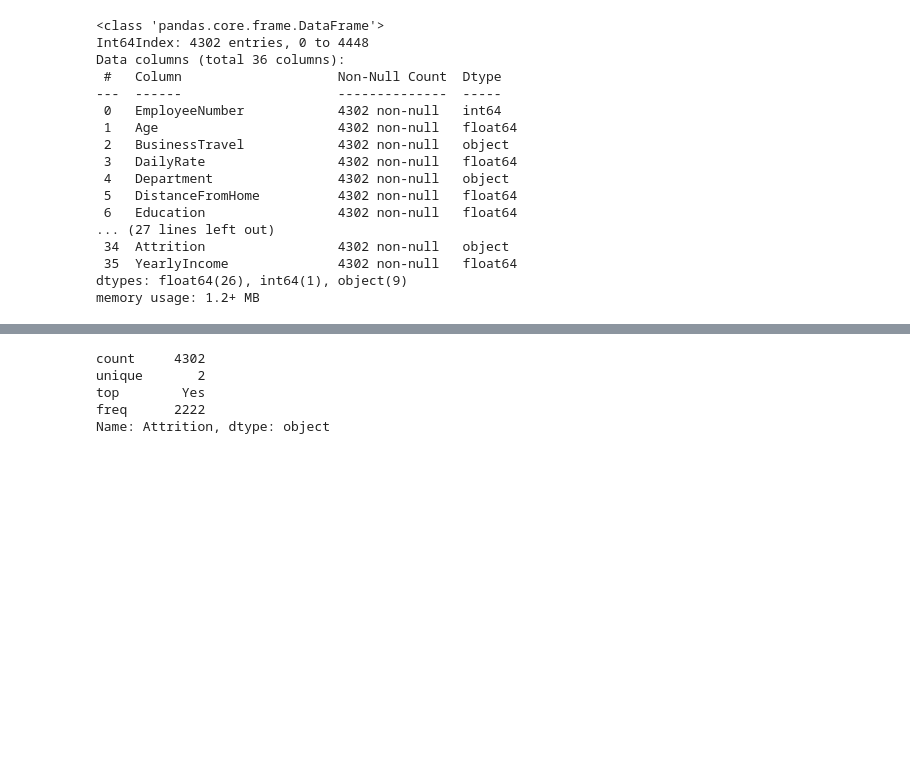
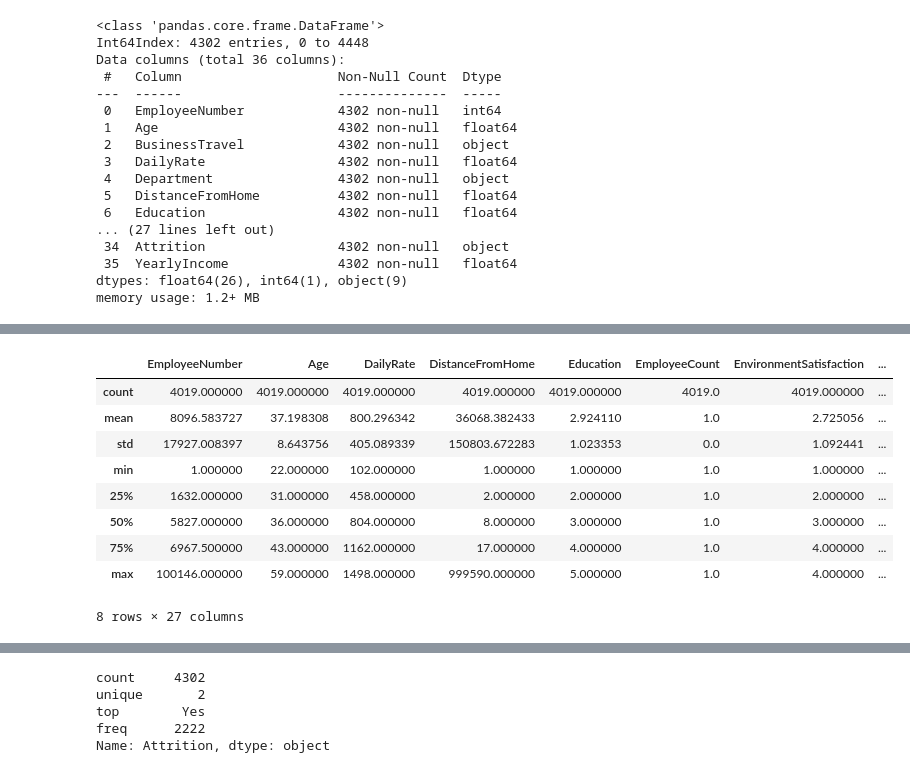
Before and after one commit to 19Adio85/Projekt_praktyczny_klasyfikacja, a Jupyter notebook: Klasyfikacja.ipynb, the cells around one changed output, grey strips where cells are left out. Saved outputs shown, nothing was run; the diff lists cells and outputs as text; code cells hidden in the pictures; blank space fills up the shorter version.

```diff
--- a/Klasyfikacja.ipynb
+++ b/Klasyfikacja.ipynb
@@ -164,3 +180,16 @@ import pandas_profili
+# %%
+data_filtered.describe()
+# %% [output]
+|  | EmployeeNumber | Age | DailyRate | DistanceFromHome | Education | EmployeeCount | EnvironmentSatisfaction | ... |
+| count | 4019.000000 | 4019.000000 | 4019.000000 | 4019.000000 | 4019.000000 | 4019.0 | 4019.000000 | ... |
+| mean | 8096.583727 | 37.198308 | 800.296342 | 36068.382433 | 2.924110 | 1.0 | 2.725056 | ... |
+| std | 17927.008397 | 8.643756 | 405.089339 | 150803.672283 | 1.023353 | 0.0 | 1.092441 | ... |
+| min | 1.000000 | 22.000000 | 102.000000 | 1.000000 | 1.000000 | 1.0 | 1.000000 | ... |
+| 25% | 1632.000000 | 31.000000 | 458.000000 | 2.000000 | 2.000000 | 1.0 | 2.000000 | ... |
+| 50% | 5827.000000 | 36.000000 | 804.000000 | 8.000000 | 3.000000 | 1.0 | 3.000000 | ... |
+| 75% | 6967.500000 | 43.000000 | 1162.000000 | 17.000000 | 4.000000 | 1.0 | 4.000000 | ... |
+| max | 100146.000000 | 59.000000 | 1498.000000 | 999590.000000 | 5.000000 | 1.0 | 4.000000 | ... |
+8 rows × 27 columns
 # %%
 !git commit -m "Zaczytanie danych i przygotowanie dataframe"
 # %% [output]
```
Also changed, not shown: parts of 11 cells of this notebook.
